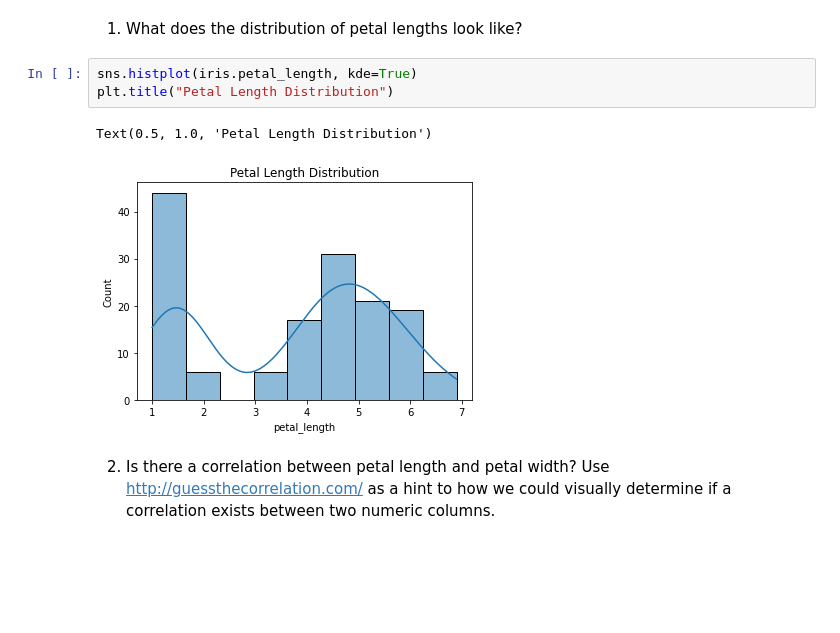
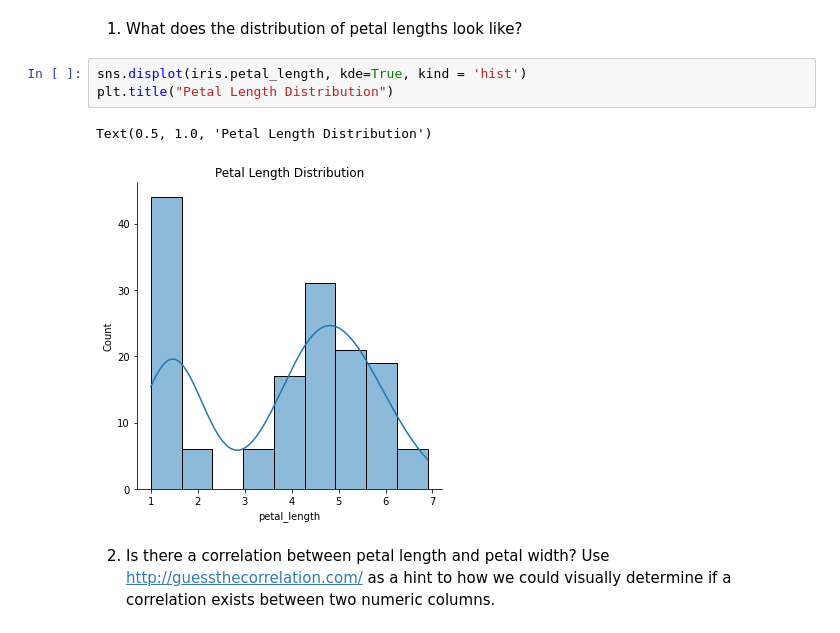
Before and after one commit to jesse-d-marder/numpy-pandas-visualization-exercises, a Jupyter notebook: seaborn_exercises.ipynb, the cells around one changed output. Drawn from its saved outputs; the diff is of its cells as text; blank space fills up the shorter version.

```diff
--- a/seaborn_exercises.ipynb
+++ b/seaborn_exercises.ipynb
@@ -16,11 +16,11 @@ iris = sns.load_dataset('iris')
 # %% [markdown]
 1. What does the distribution of petal lengths look like?
 # %%
-sns.histplot(iris.petal_length, kde=True)
+sns.displot(iris.petal_length, kde=True, kind = 'hist')
 plt.title("Petal Length Distribution")
 # %% [output]
 Text(0.5, 1.0, 'Petal Length Distribution')
-[figure, old version]
+[figure, new version]
 # %% [markdown]
 2. Is there a correlation between petal length and petal width? Use http://guessthecorrelation.com/ as a hint to how we could visually determine if a correlation exists between two numeric columns.
 # %%
```
Also changed, not shown: parts of 13 cells of this notebook.
